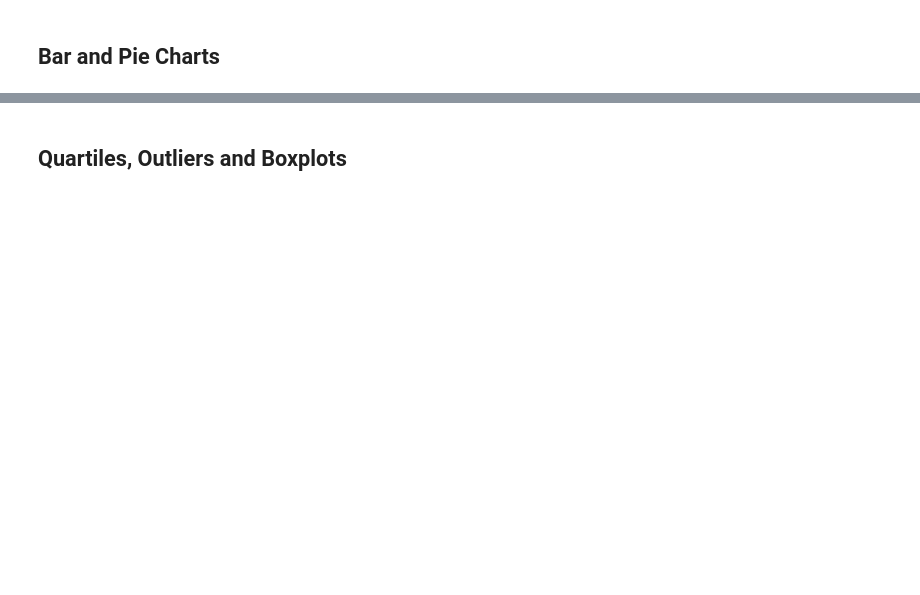
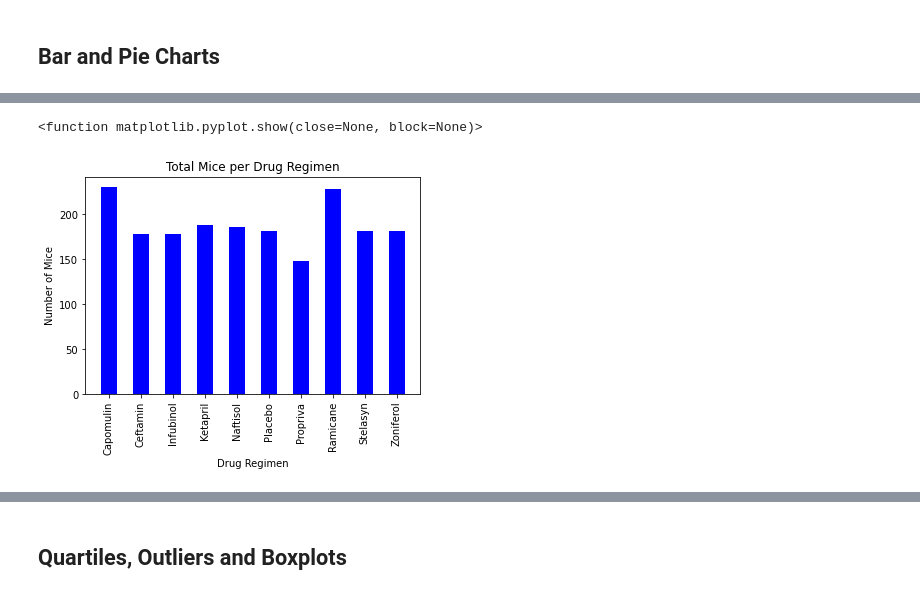
Before and after one commit to mtamrakar656/pymaceuticals, a Jupyter notebook: pymaceuticals.ipynb, the cells around one changed output, grey strips where cells are left out. Cells and saved outputs as stored; diff of their text form; code cells hidden in the pictures; blank space fills up the shorter version.

```diff
--- a/pymaceuticals.ipynb
+++ b/pymaceuticals.ipynb
@@ -109,0 +136,31 @@ count_tmpnt =
+# %%
+# Generate a bar plot showing the total number of timepoints for all mice tested for each drug regimen using pyplot.
+
+# Create a list of number of mice for each drug regimen
+mice_per_drug = (mouse_study_reg['Mouse ID'].count()).tolist()
+
+# Create a list of drug regimens
+drug_regimen = ['Capomulin', 'Ceftamin', 'Infubinol', 'Ketapril', 'Naftisol', 'Placebo', 'Propriva', 'Ramicane', 'Stelasyn', 'Zoniferol']
+
+# Set x-axis to the length of the total timepoints for all mice tested
+x_axis = np.arange(len(mice_tmpnts))
+
+# Generate a bar plot
+plt.bar(x_axis, mice_per_drug, color = 'b', align = 'center', width = 0.5)
+
+# Assign tick locations
+tick_locations = [value for value in x_axis]
+
+# Assign drug regimen names to tick locations
+plt.xticks(tick_locations, drug_regimen, rotation = 'vertical')
+
+# Provide Title and Label x and y axes and
+plt.xlabel('Drug Regimen')
+plt.ylabel('Number of Mice')
+plt.title('Total Mice per Drug Regimen')
+
+# Display plot using pyplot
+plt.show
+# %% [output]
+<function matplotlib.pyplot.show(close=None, block=None)>
+[figure, added]
```
Also changed, not shown: parts of 12 cells of this notebook, 1 other file.
